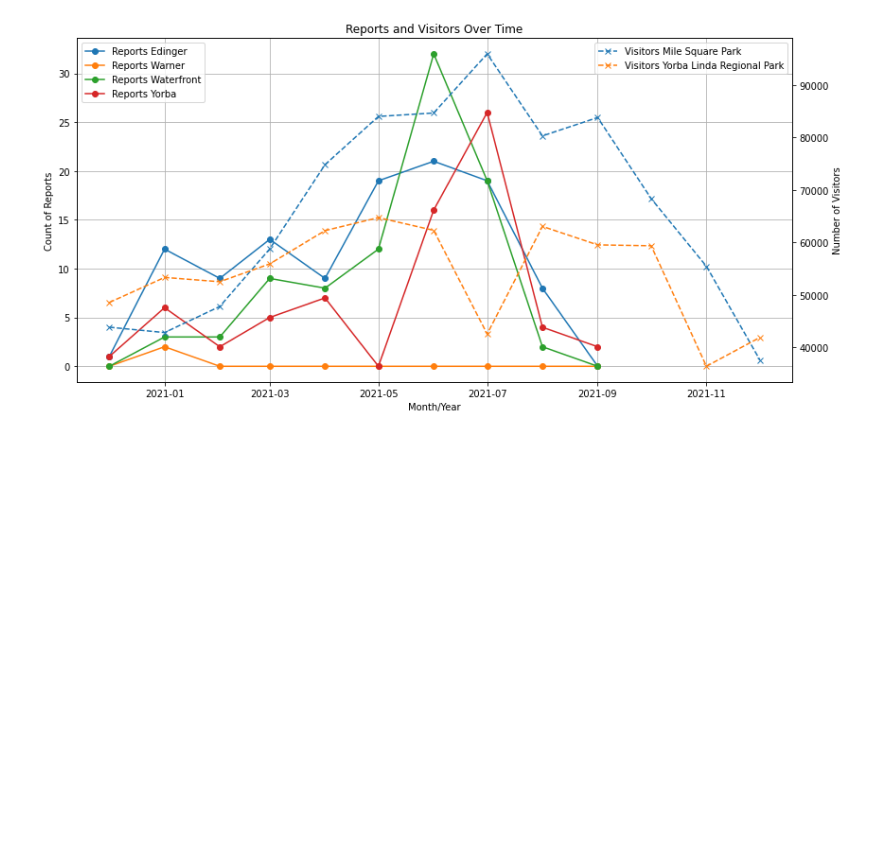
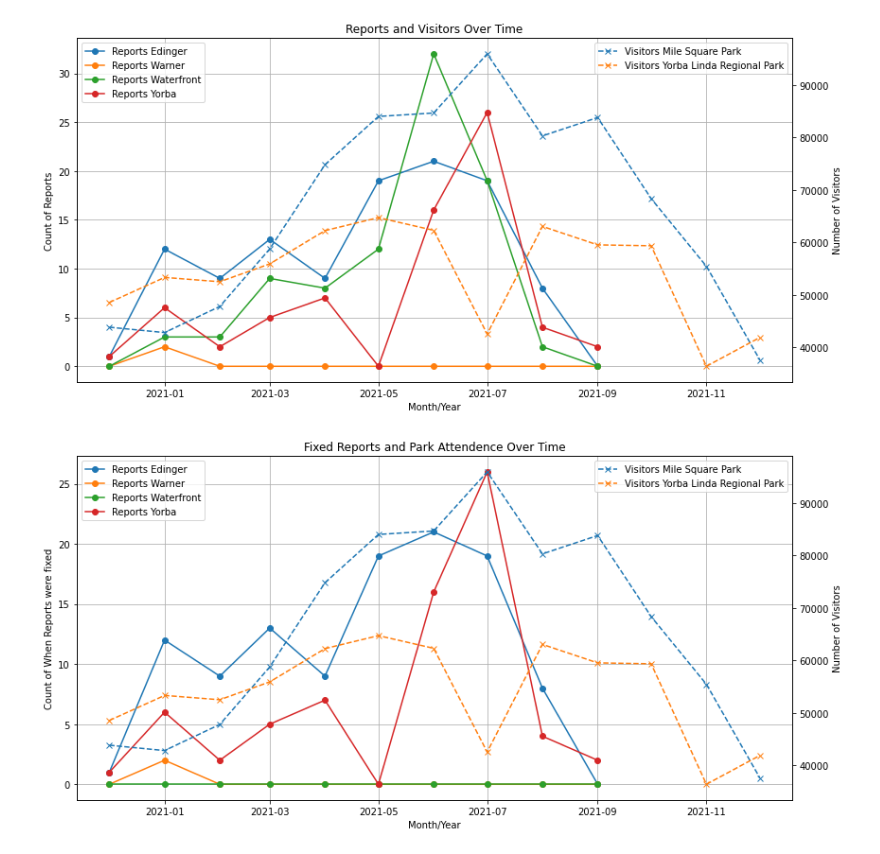
Before and after one commit to robertmounce/Python_Portfolio, a Jupyter notebook: wheel-fun-rentals-cleaning-and-basic-analysis.ipynb, the cells around one changed output. Cells and saved outputs as stored; diff of their text form; code cells hidden in the pictures; blank space fills up the shorter version.

```diff
--- a/wheel-fun-rentals-cleaning-and-basic-analysis.ipynb
+++ b/wheel-fun-rentals-cleaning-and-basic-analysis.ipynb
@@ -1224,3 +1234,53 @@ fig.tight_layout()  # Adjust layout to prevent overlap
 plt.show()
 # %% [output]
 [figure]
+# %%
+# Filter the data to the range from '2021-05-01' to '2021-08-31'
+df_summer = df[(df['Fixed_Date'] >= '2021-05-01') & (df['Fixed_Date'] <= '2021-08-31')]
+pk_summer = pk[(pk['Mon/ Year'] >= '2021-05') & (pk['Mon/ Year'] <= '2021-08')]
+
+# Filter out waterfront since we dont have the attendence
+df_summer = df[df['Location'] != 'Waterfront']
+
+# Group by 'Down_Date' and count the reports
+reports_count = df_summer.groupby('Fixed_Date').size()
+
+# Sum visitors by 'Date'
+visitors_sum = pk_summer.groupby('Mon/ Year')['Visitors / day'].sum()
+
+# Filter 'pk' to start from '2020-12'
+pk = pk[pk['Mon/ Year'] >= '2020-12-01']
+# Group by 'YearMonth' and 'Location' and count the reports
+reports_count = df_summer.groupby(['YearMonth', 'Location']).size().unstack(fill_value=0)
+
+# Group by 'Mon/ Year' and 'Park' and sum the visitors
+visitors_sum = pk.groupby(['Mon/ Year', 'Park'])['Visitors/ Month'].sum().unstack(fill_value=0)
+
+# Plotting the dual-axis graph
+fig, ax1 = plt.subplots(figsize=(12, 6))
+
+# Plot the reports count on the first y-axis for each location
+for location in reports_count.columns:
+    ax1.plot(reports_count.index, reports_count[location], marker='o', label=f'Reports {location}')
+ax1.set_xlabel('Month/Year')
+ax1.set_ylabel('Count of When Reports were fixed')
+ax1.legend(loc='upper left')
+ax1.grid(True)
+
+# Create a second y-axis
+ax2 = ax1.twinx()
+
+# Plot the visitors count on the second y-axis for each park
+for park in visitors_sum.columns:
+    ax2.plot(visitors_sum.index, visitors_sum[park], marker='x', linestyle='--', label=f'Visitors {park}')
+ax2.set_ylabel('Number of Visitors')
+ax2.legend(loc='upper right')
+
+# Customizing the plot
+plt.title('Fixed Reports and Park Attendence Over Time')
+fig.tight_layout()  # Adjust layout to prevent overlap
+
+# Display the plot
+plt.show()
+# %% [output]
+[figure, added]
```
Also changed, not shown: parts of 6 cells of this notebook.
